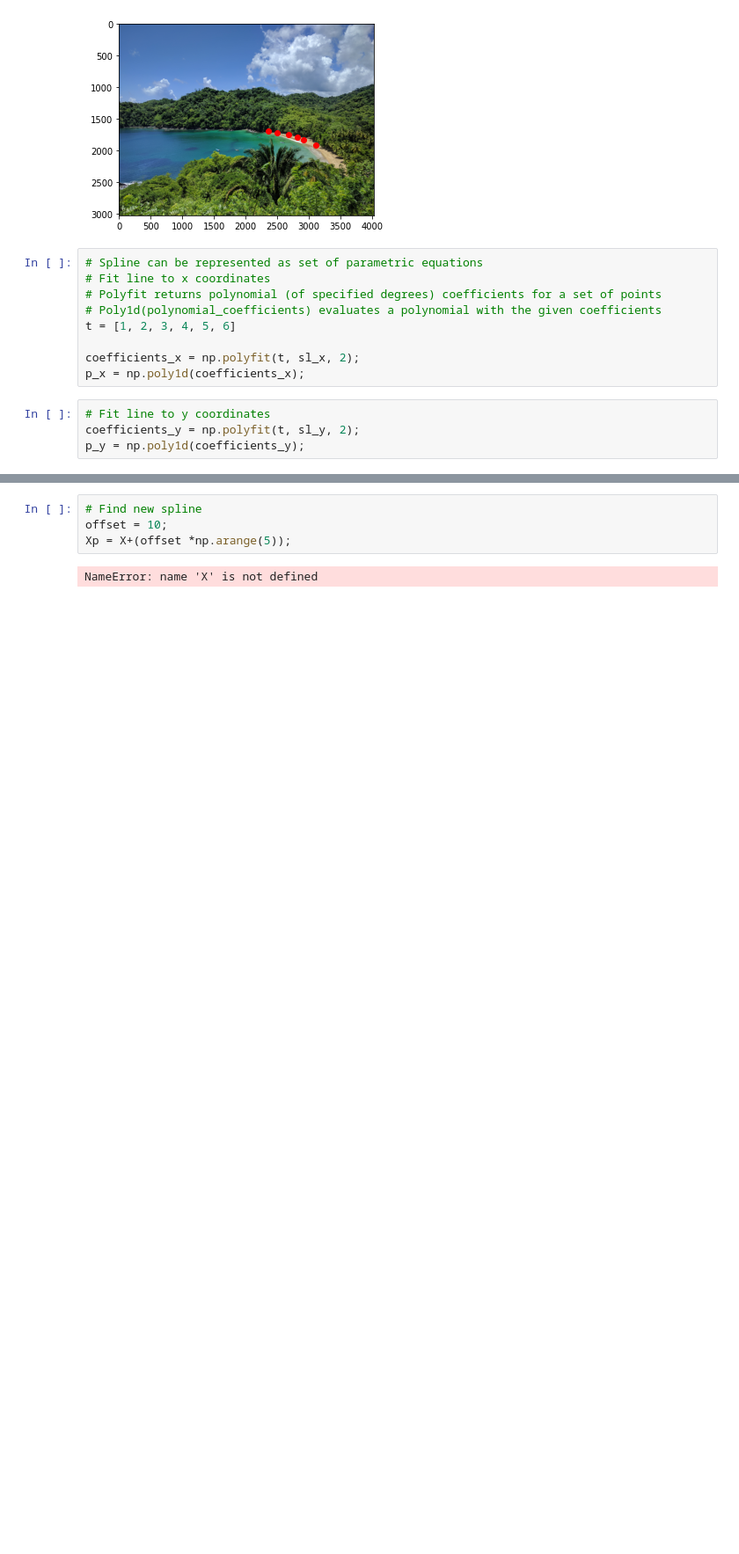
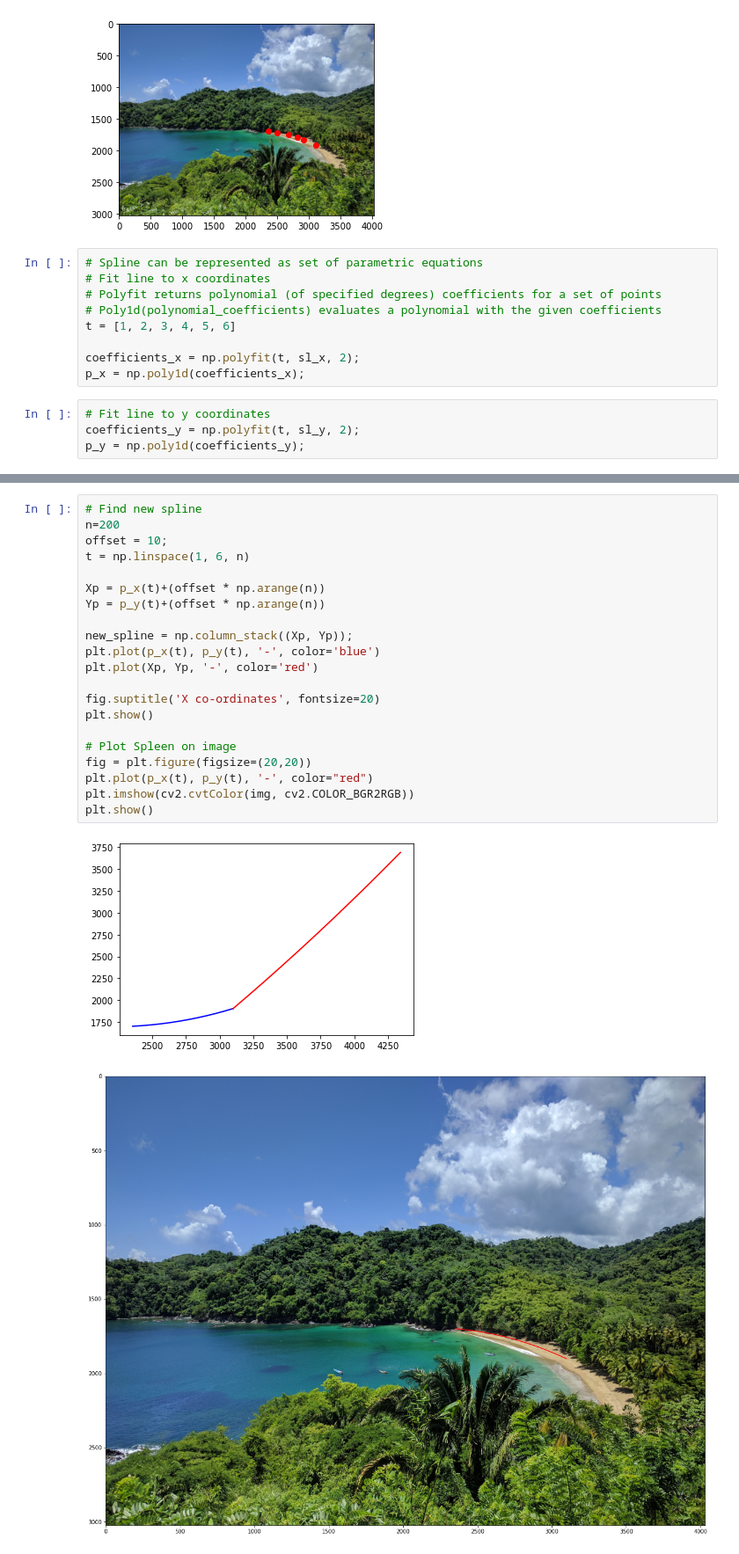
Before and after one commit to longeo/ImageWarpingPDEs, a Jupyter notebook: image_warper_opencv.ipynb, the cells around one changed output, grey strips where cells are left out. Shown at 88% size. Drawn from its saved outputs; the diff is of its cells as text; blank space fills up the shorter version.

Commit message:
Plotting spline

```diff
--- a/image_warper_opencv.ipynb
+++ b/image_warper_opencv.ipynb
@@ -69,10 +75,28 @@ plt.show()
 [figure]
-# %%
-# Find new spline
-offset = 10;
-Xp = X+(offset *np.arange(5));
-# %% [output]
-NameError: name 'X' is not defined
+# %%
+# Find new spline
+n=200
+offset = 10;
+t = np.linspace(1, 6, n)
+
+Xp = p_x(t)+(offset * np.arange(n))
+Yp = p_y(t)+(offset * np.arange(n))
+
+new_spline = np.column_stack((Xp, Yp));
+plt.plot(p_x(t), p_y(t), '-', color='blue')
+plt.plot(Xp, Yp, '-', color='red')
+
+fig.suptitle('X co-ordinates', fontsize=20)
+plt.show()
+
+# Plot Spleen on image
+fig = plt.figure(figsize=(20,20))
+plt.plot(p_x(t), p_y(t), '-', color="red")
+plt.imshow(cv2.cvtColor(img, cv2.COLOR_BGR2RGB))
+plt.show()
+# %% [output]
+[figure, added]
+[figure, added]
 # %%
 img_gray = cv2.cvtColor(img, cv2.COLOR_BGR2GRAY)
 
```
Also changed, not shown: parts of 7 cells of this notebook.
